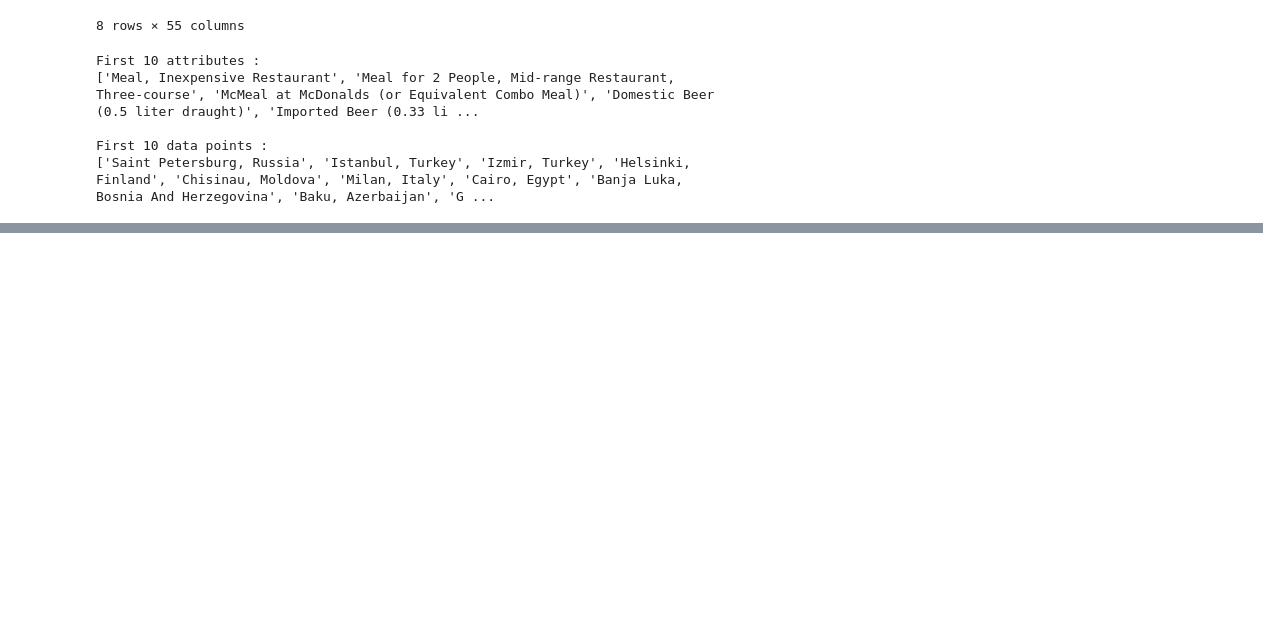
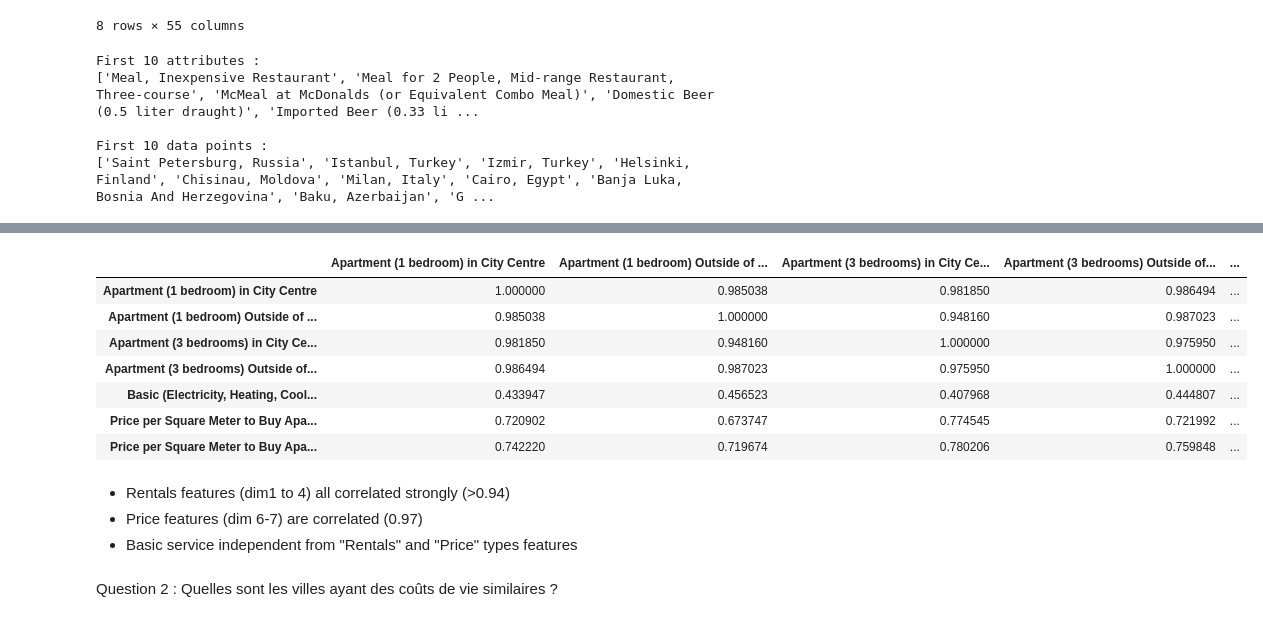
Before and after one commit to simlal/data-mining-assignments_bin710, a Jupyter notebook: td1/td1.ipynb, the cells around one changed output, grey strips where cells are left out. Drawn from its saved outputs; the diff is of its cells as text; code cells hidden in the pictures; blank space fills up the shorter version.

Commit message:
td1 quest1

```diff
--- a/td1/td1.ipynb
+++ b/td1/td1.ipynb
@@ -63,0 +128,17 @@ First 10 data points :
+# %%
+df_apt.corr()
+# %% [output]
+|  | Apartment (1 bedroom) in City Centre | Apartment (1 bedroom) Outside of ... | Apartment (3 bedrooms) in City Ce... | Apartment (3 bedrooms) Outside of... | ... |
+| Apartment (1 bedroom) in City Centre | 1.000000 | 0.985038 | 0.981850 | 0.986494 | ... |
+| Apartment (1 bedroom) Outside of ... | 0.985038 | 1.000000 | 0.948160 | 0.987023 | ... |
+| Apartment (3 bedrooms) in City Ce... | 0.981850 | 0.948160 | 1.000000 | 0.975950 | ... |
+| Apartment (3 bedrooms) Outside of... | 0.986494 | 0.987023 | 0.975950 | 1.000000 | ... |
+| Basic (Electricity, Heating, Cool... | 0.433947 | 0.456523 | 0.407968 | 0.444807 | ... |
+| Price per Square Meter to Buy Apa... | 0.720902 | 0.673747 | 0.774545 | 0.721992 | ... |
+| Price per Square Meter to Buy Apa... | 0.742220 | 0.719674 | 0.780206 | 0.759848 | ... |
+# %% [markdown]
+- Rentals features (dim1 to 4) all correlated strongly (>0.94)
+- Price features (dim 6-7) are correlated (0.97)
+- Basic service independent from "Rentals" and "Price" types features
+# %% [markdown]
+Question 2 : Quelles sont les villes ayant des coûts de vie similaires ?
```
Also changed, not shown: parts of 12 cells of this notebook.
